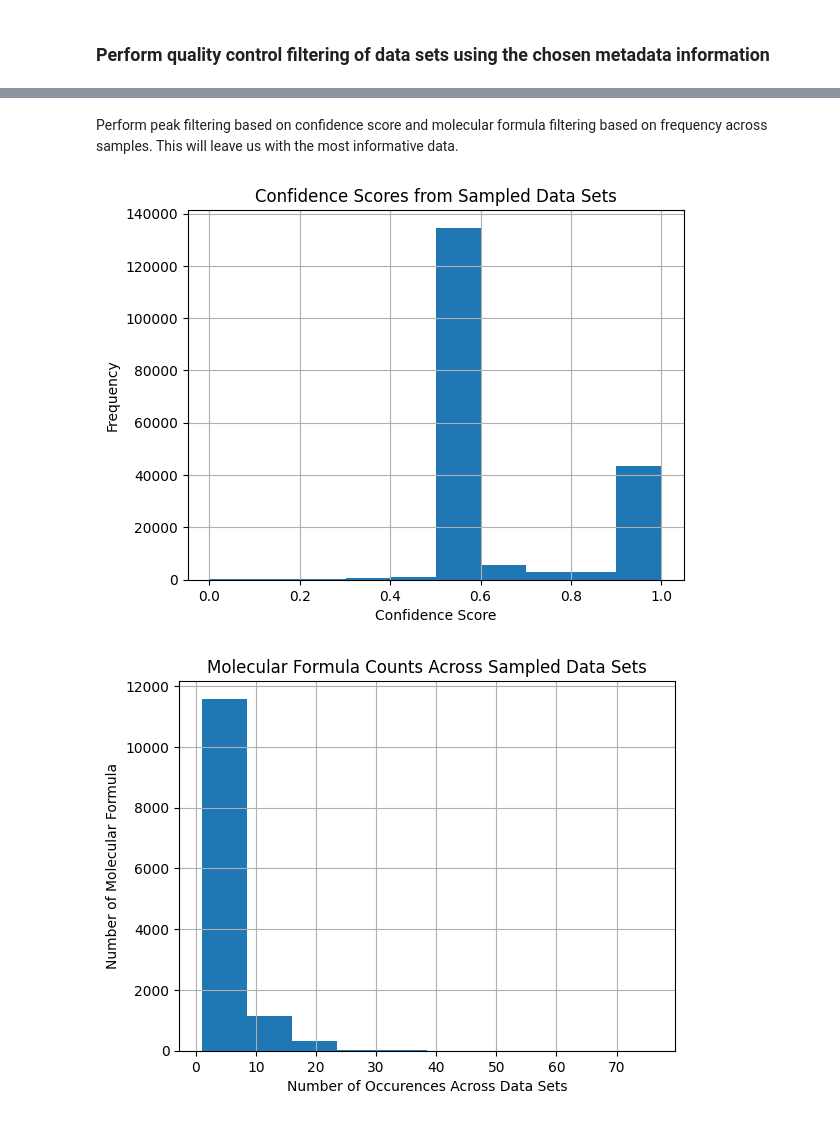
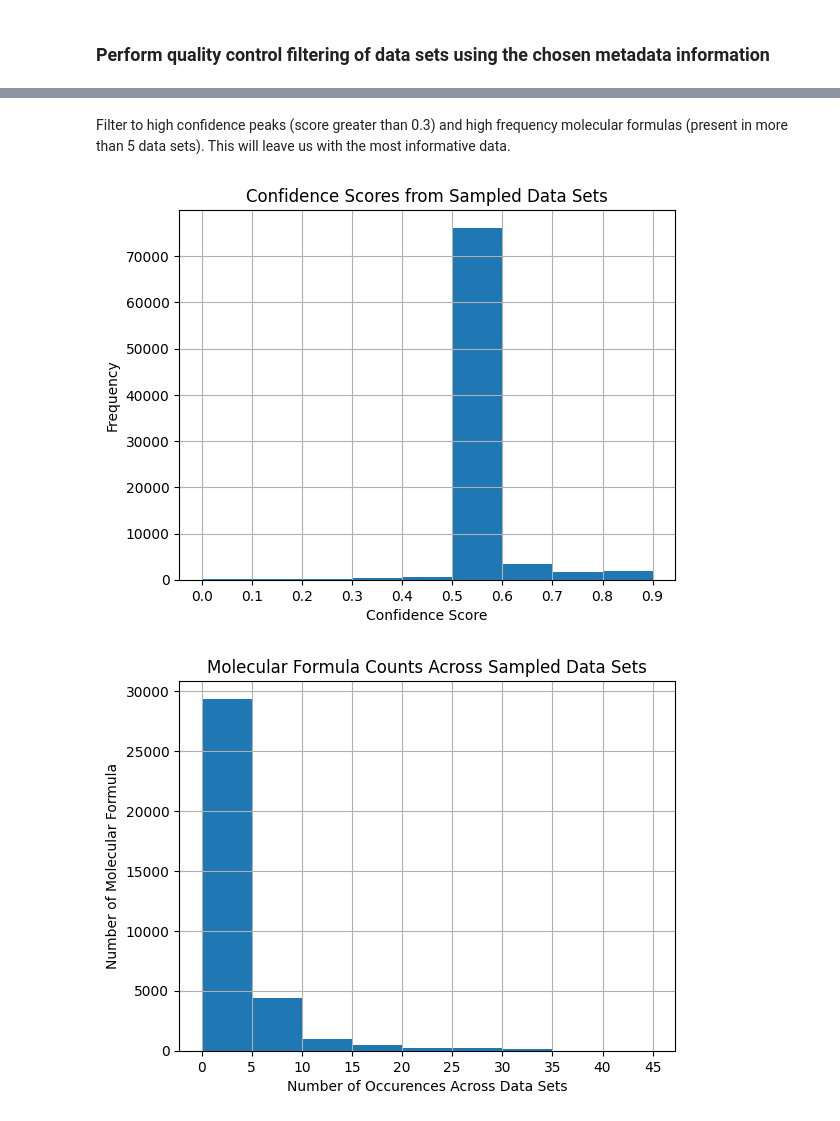
Before and after one commit to microbiomedata/nmdc_notebooks, a Jupyter notebook: NOM_visualizations/python/nom_data.ipynb, the cells around one changed output, grey strips where cells are left out. Saved outputs shown, nothing was run; the diff lists cells and outputs as text; code cells hidden in the pictures.

```diff
--- a/NOM_visualizations/python/nom_data.ipynb
+++ b/NOM_visualizations/python/nom_data.ipynb
@@ -253,7 +256,7 @@ True
 Clean up final dataframe, removing unneeded/intermediate identifier columns from schema traversal.
 # %%
 column_list = merged_df.columns.tolist()
-columns_to_keep = ["biosample_id","processed_nom_id","sample_type_gen","processed_nom_url"]
+columns_to_keep = ["biosample_id","processed_nom_id","sample_type","processed_nom_url"]
 columns_to_remove = list(set(column_list).difference(columns_to_keep))
 
 # Drop unnecessary columns
@@ -263,7 +266,7 @@ merged_df_cleaned = merged_df.drop(columns=columns_to_remove)
 merged_df_cleaned.drop_duplicates(keep="first", inplace=True)
 
 # check rows when we reagrregate/implode
-final_df = merged_df_cleaned.groupby(["biosample_id","processed_nom_id"]).agg({"processed_nom_url": list}).reset_index()
+final_df = merged_df_cleaned.groupby(["biosample_id","processed_nom_id","sample_type"]).agg({"processed_nom_url": list}).reset_index()
 
 #convert url into string
 final_df["processed_nom_url"] = final_df["processed_nom_url"].apply(lambda x: ', '.join(map(str, x)))
@@ -424,30 +474,27 @@ Randomly sample a chosen number of data sets from each group
 # %%
-
 #determine sampling size based on counts above
-n=33
+n=15
 
 #list the different types
 list_type=count_type.index.tolist()
 
 #for each type, randomly sample n data sets and save them into list
-sampled_data=[]
+nom_sampled=[]
 for type in list_type:
     #each processed ID and sample type
-    mol_type=perc_assign_filt[['processed',grouping_column]].drop_duplicates()
+    nom_type=nom_filt_expanded[['processed',grouping_column]].drop_duplicates()
     #filter to current sample type
-    mol_type=mol_type[mol_type[grouping_column]==type]
+    nom_type=nom_type[nom_type[grouping_column]==type]
     #randomly sample n processed IDs in current sample type
-    mol_type=mol_type.sample(n=n, random_state=2)
+    nom_type=nom_type.sample(n=n, random_state=2)
     #save
-    sampled_data.append(mol_type)
+    nom_sampled.append(nom_type)
 
 #resave list as dataframe
-sampled_data=pd.concat(sampled_data)
+nom_sampled=pd.concat(nom_sampled)
 
+#remerge rest of the data for the sampled data sets
+nom_sampled=nom_sampled.merge(nom_filt_expanded,on=['processed',grouping_column],how="left")
 
-#pull rest of the data for the sampled data sets
-sampled_data_merged=sampled_data.merge(perc_assign_filt,on=['processed',grouping_column],how="left")
-
-
-sampled_data_merged
+nom_sampled
 # %% [output]
@@ -467,31 +514,33 @@ sampled_data_merged
 # %% [markdown]
-Perform peak filtering based on confidence score and molecular formula filtering based on frequency across samples. This will leave us with the most informative data.
+Filter to high confidence peaks (score greater than 0.3) and high frequency molecular formulas (present in more than 5 data sets). This will leave us with the most informative data.
 # %%
 #histogram of confidence scores for randomly selected samples
-sampled_data_merged.hist("Confidence Score")
+nom_sampled.hist("Confidence Score",bins=np.arange(0,1,0.1))
 plt.title('Confidence Scores from Sampled Data Sets')
 plt.xlabel("Confidence Score")
+plt.xticks(np.arange(0,1,0.1))
 plt.ylabel("Frequency")
 plt.show()
 
 #peak filtering by confidence score
-peak_filt=sampled_data_merged[sampled_data_merged['Confidence Score']>0.75]
+conf_filt=nom_sampled[nom_sampled['Confidence Score']>0.3]
 
 #count for each molecular formula
-mol_counts=peak_filt.value_counts('mol_form').to_frame().reset_index()
+mol_counts=conf_filt.value_counts('mol_form').to_frame().reset_index()
 
 #histogram of molecular formula counts
-mol_counts.hist("count")
+mol_counts.hist("count",bins=np.arange(0,50,5))
 plt.locator_params(axis='x')
 plt.title('Molecular Formula Counts Across Sampled Data Sets')
 plt.xlabel("Number of Occurences Across Data Sets")
+plt.xticks(np.arange(0,50,5))
 plt.ylabel("Number of Molecular Formula")
 plt.show()
 
-#based on this histogram, filter to formulas in more than 5 samples
-mol_counts=mol_counts[mol_counts['count']>=5]
-mol_filter=mol_counts.merge(peak_filt,on=['mol_form'],how="left")
+#based on this histogram, filter to formulas in more than 5 data sets
+mol_counts=mol_counts[mol_counts['count']>5]
+mol_filter=mol_counts.merge(conf_filt,on=['mol_form'],how="left")
 # %% [output]
-[figure, old version]
+[figure, new version]
-[figure, old version]
+[figure, new version]
 # %% [markdown]
```
Also changed, not shown: parts of 43 cells of this notebook, 4 other files.
